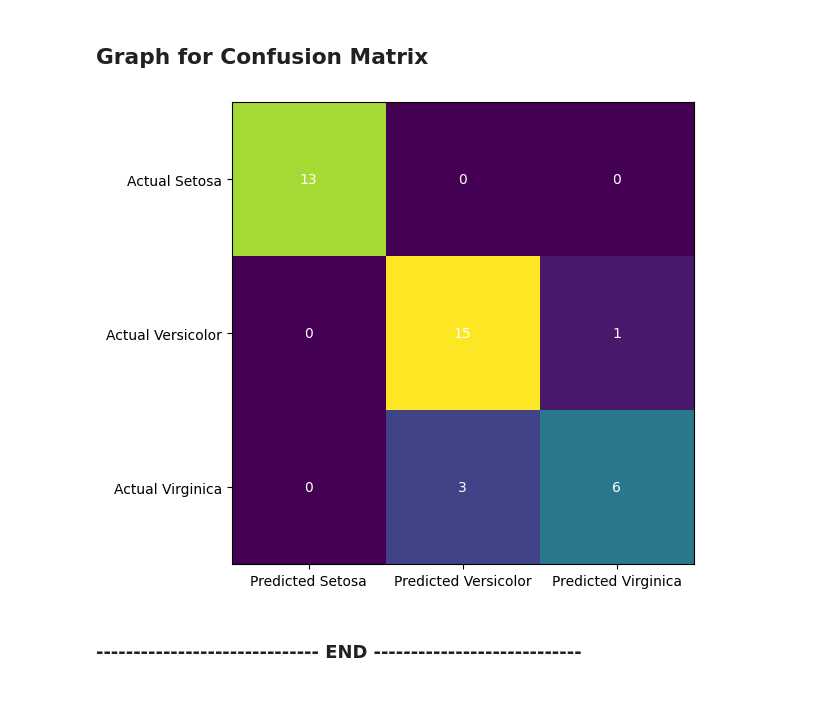
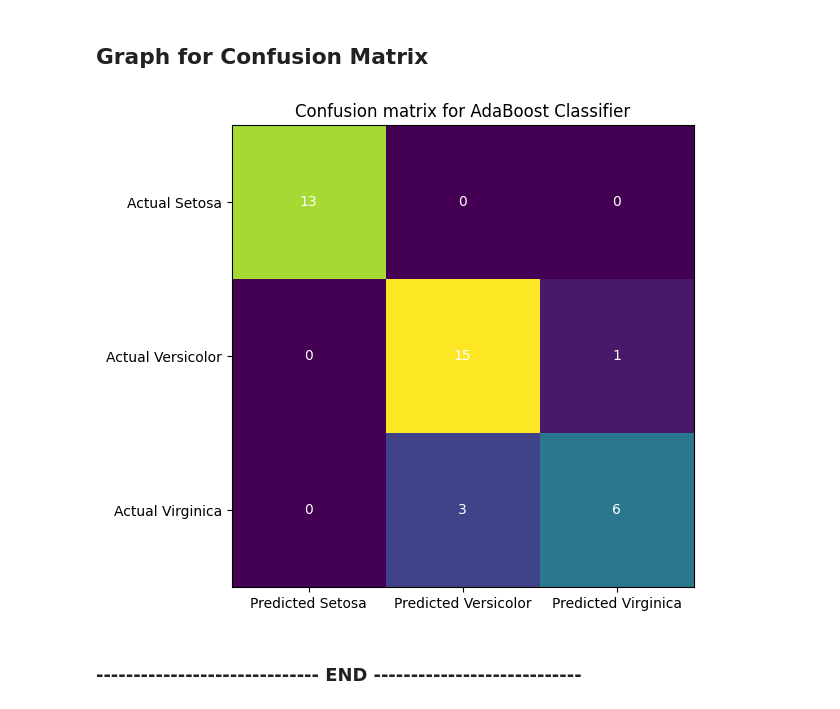
Before and after one commit to Aliya032/MachineLearningLab, a Jupyter notebook: Ensemble Algorithms/Boosting.ipynb, the cells around one changed output. Cells and saved outputs as stored; diff of their text form; code cells hidden in the pictures.

```diff
--- a/Ensemble Algorithms/Boosting.ipynb
+++ b/Ensemble Algorithms/Boosting.ipynb
@@ -141,15 +141,16 @@ print('\n The Confusion Matrix for AdaBoost Classifier is: \n', cm)
 # %%
 fig, ax = plt.subplots(figsize = (6,6))
 ax.imshow(cm)
 ax.grid(False)
 ax.xaxis.set(ticks=(0,1,2), ticklabels=('Predicted Setosa', 'Predicted Versicolor', 'Predicted Virginica'))
 ax.yaxis.set(ticks=(0,1,2), ticklabels=('Actual Setosa', 'Actual Versicolor', 'Actual Virginica'))
 ax.set_ylim(2.5, -0.5)
+plt.title('Confusion matrix for AdaBoost Classifier')
 for i in range(3):
     for j in range(3):
         ax.text(j, i, cm[i,j], ha = 'center', va='center', color='white')
 plt.show()
 # %% [output]
-[figure, old version]
+[figure, new version]
 # %% [markdown]
 ### ------------------------------ END ----------------------------
```
Also changed, not shown: 7 other files.
